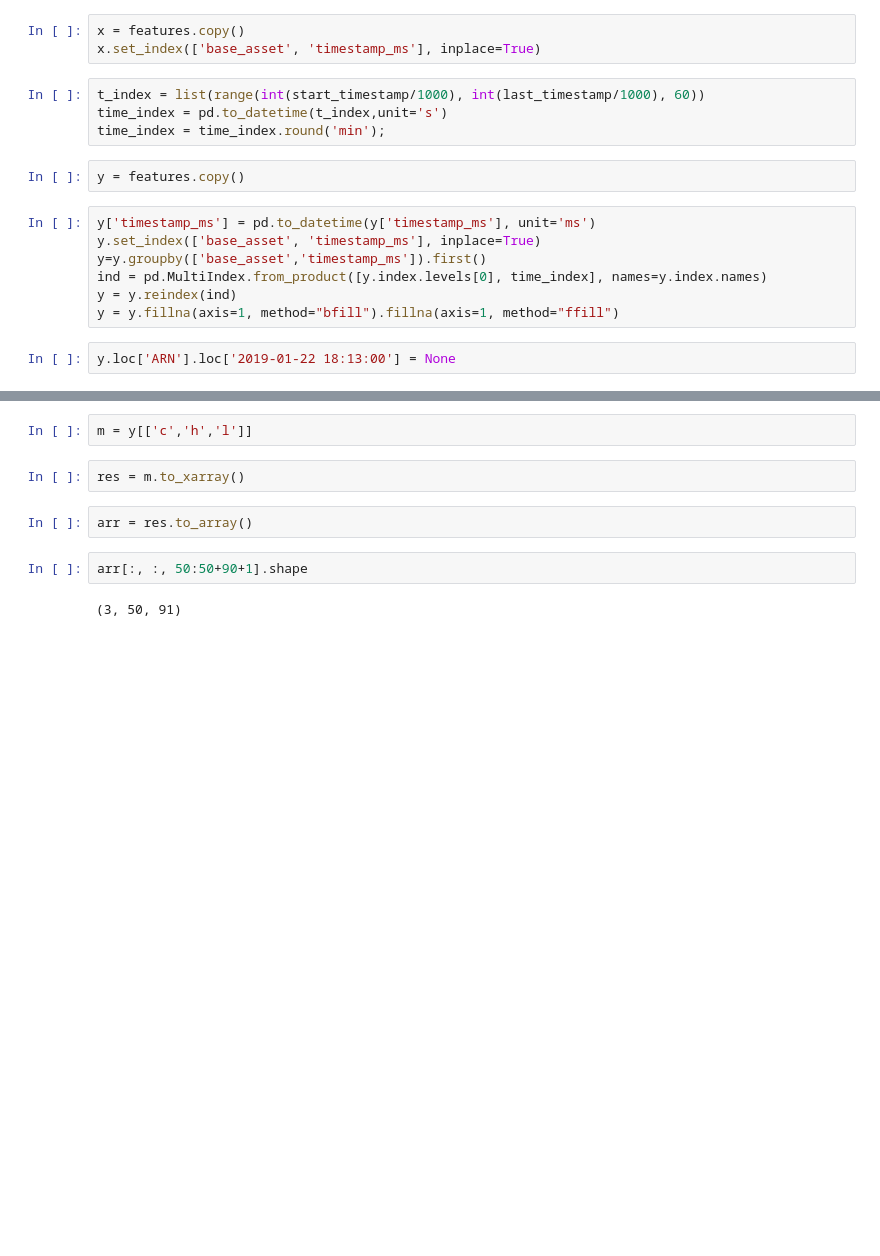
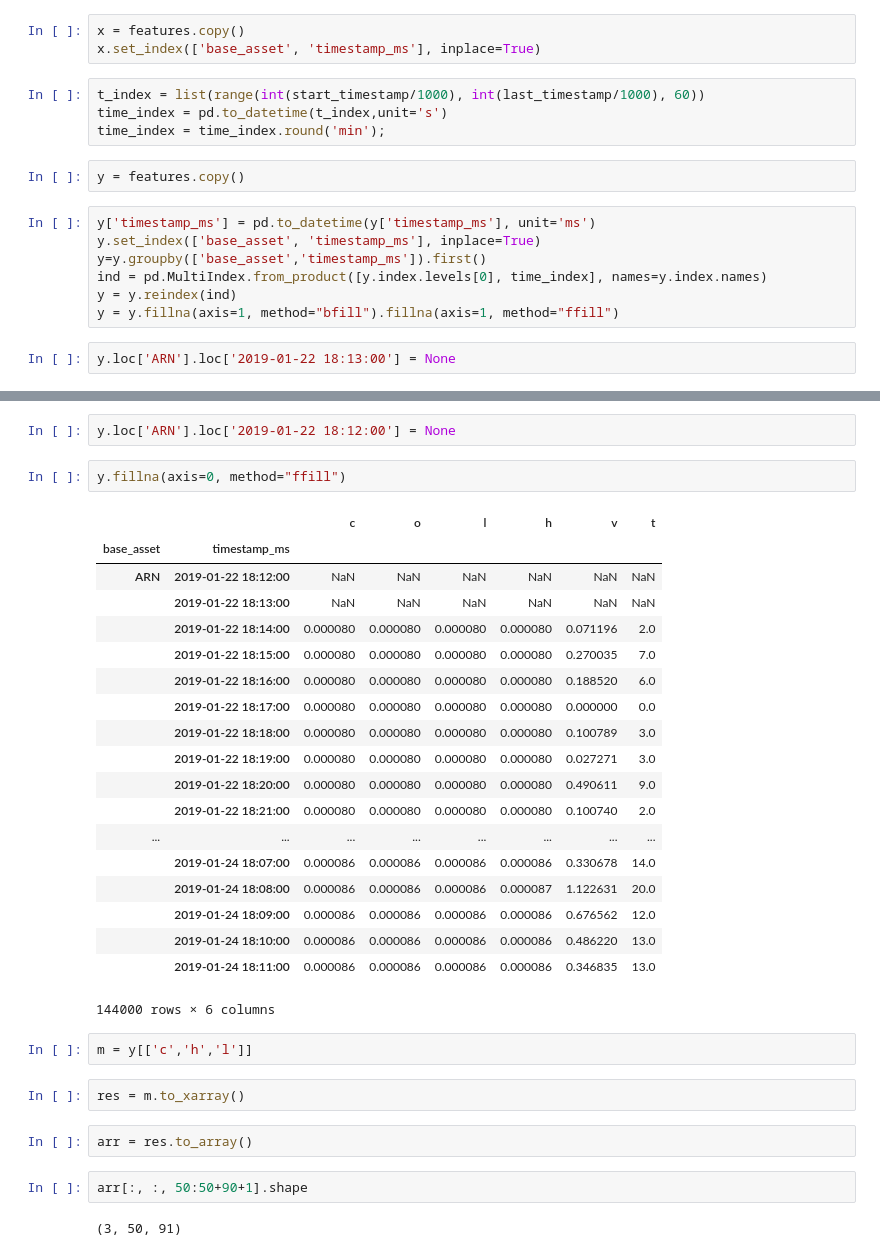
Before and after one commit to bradkyle/PGPortfolio, a Jupyter notebook: notebooks/FullTraining.ipynb, the cells around one changed output, grey strips where cells are left out. Saved outputs shown, nothing was run; the diff lists cells and outputs as text; blank space fills up the shorter version.

```diff
--- a/notebooks/FullTraining.ipynb
+++ b/notebooks/FullTraining.ipynb
@@ -129,3 +108,27 @@ y.loc['ARN'].loc['2019-01-22 18:13:00'] = None
+# %%
+y.loc['ARN'].loc['2019-01-22 18:12:00'] = None
+# %%
+y.fillna(axis=0, method="ffill")
+# %% [output]
+|  |  | c | o | l | h | v | t |
+| base_asset | timestamp_ms |  |  |  |  |  |  |
+| ARN | 2019-01-22 18:12:00 | NaN | NaN | NaN | NaN | NaN | NaN |
+|  | 2019-01-22 18:13:00 | NaN | NaN | NaN | NaN | NaN | NaN |
+|  | 2019-01-22 18:14:00 | 0.000080 | 0.000080 | 0.000080 | 0.000080 | 0.071196 | 2.0 |
+|  | 2019-01-22 18:15:00 | 0.000080 | 0.000080 | 0.000080 | 0.000080 | 0.270035 | 7.0 |
+|  | 2019-01-22 18:16:00 | 0.000080 | 0.000080 | 0.000080 | 0.000080 | 0.188520 | 6.0 |
+|  | 2019-01-22 18:17:00 | 0.000080 | 0.000080 | 0.000080 | 0.000080 | 0.000000 | 0.0 |
+|  | 2019-01-22 18:18:00 | 0.000080 | 0.000080 | 0.000080 | 0.000080 | 0.100789 | 3.0 |
+|  | 2019-01-22 18:19:00 | 0.000080 | 0.000080 | 0.000080 | 0.000080 | 0.027271 | 3.0 |
+|  | 2019-01-22 18:20:00 | 0.000080 | 0.000080 | 0.000080 | 0.000080 | 0.490611 | 9.0 |
+|  | 2019-01-22 18:21:00 | 0.000080 | 0.000080 | 0.000080 | 0.000080 | 0.100740 | 2.0 |
+| ... | ... | ... | ... | ... | ... | ... | ... |
+|  | 2019-01-24 18:07:00 | 0.000086 | 0.000086 | 0.000086 | 0.000086 | 0.330678 | 14.0 |
+|  | 2019-01-24 18:08:00 | 0.000086 | 0.000086 | 0.000086 | 0.000087 | 1.122631 | 20.0 |
+|  | 2019-01-24 18:09:00 | 0.000086 | 0.000086 | 0.000086 | 0.000086 | 0.676562 | 12.0 |
+|  | 2019-01-24 18:10:00 | 0.000086 | 0.000086 | 0.000086 | 0.000086 | 0.486220 | 13.0 |
+|  | 2019-01-24 18:11:00 | 0.000086 | 0.000086 | 0.000086 | 0.000086 | 0.346835 | 13.0 |
+144000 rows × 6 columns
 # %%
 m = y[['c','h','l']]
 # %%
```
Also changed, not shown: parts of 1 cell of this notebook, 3 other files.
